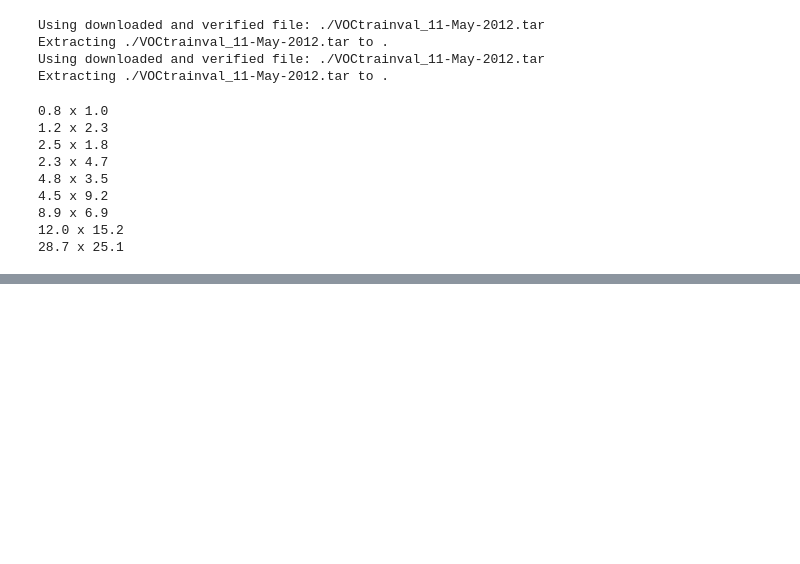
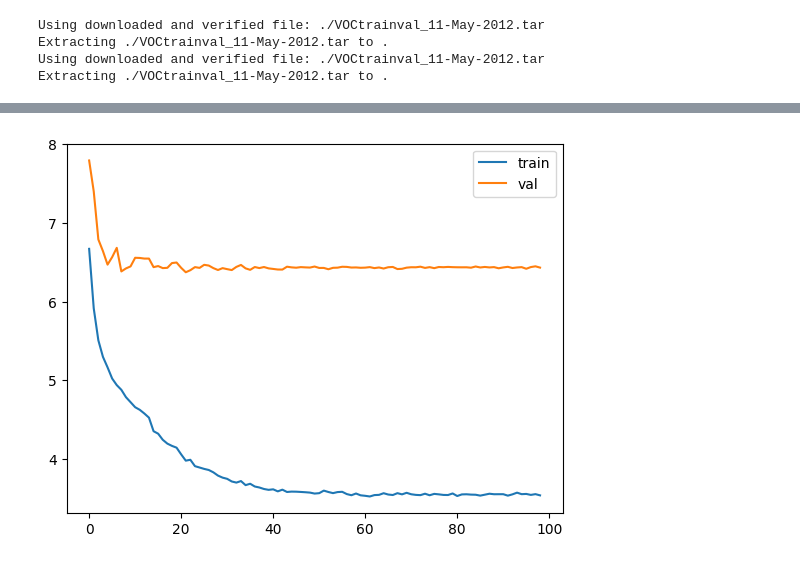
Before and after one commit to zeux/mlexp, a Jupyter notebook: segnet/objects.ipynb, the cells around one changed output, grey strips where cells are left out. Cells and saved outputs as stored; diff of their text form; code cells hidden in the pictures; blank space fills up the shorter version.

```diff
--- a/segnet/objects.ipynb
+++ b/segnet/objects.ipynb
@@ -110,20 +110,6 @@ val_data = D.DataLoader(D.Subset(dataset, range(train_cutoff, len(dataset))), ba
 vgg = torchvision.models.vgg11(weights="DEFAULT").features
 for p in vgg.parameters():
     p.requires_grad=False
-# %%
-anchors = [(10,13),(16,30),(33,23),(30,61),(62,45),(59,119),(116,90),(156,198),(373,326)]
-for x, y in anchors:
-    print(f"{x/13:.1f} x {y/13:.1f}")
-# %% [output]
-0.8 x 1.0
-1.2 x 2.3
-2.5 x 1.8
-2.3 x 4.7
-4.8 x 3.5
-4.5 x 9.2
-8.9 x 6.9
-12.0 x 15.2
-28.7 x 25.1
 # %%
 class SSD(nn.Module):
     # TODO: replace background class with objectness?
@@ -215,5 +241,5 @@ class SSD(nn.Module):
 # %%
 net = SSD(vgg).to(device)
-trainer.train(net, train_data, val_data, weight_decay=0.01, epochs=50)
+trainer.train(net, train_data, val_data, weight_decay=0.01, epochs=100)
 torch.save(net.state_dict(), "objects.pth")
 # %% [output]
@@ -220,0 +247 @@ Epoch 48/50: 47.91 sec, train loss 3.277145, val loss 5.990847, lr 1.5625e-05
+[figure, added]
```
Also changed, not shown: parts of 8 cells of this notebook, 1 other file.
